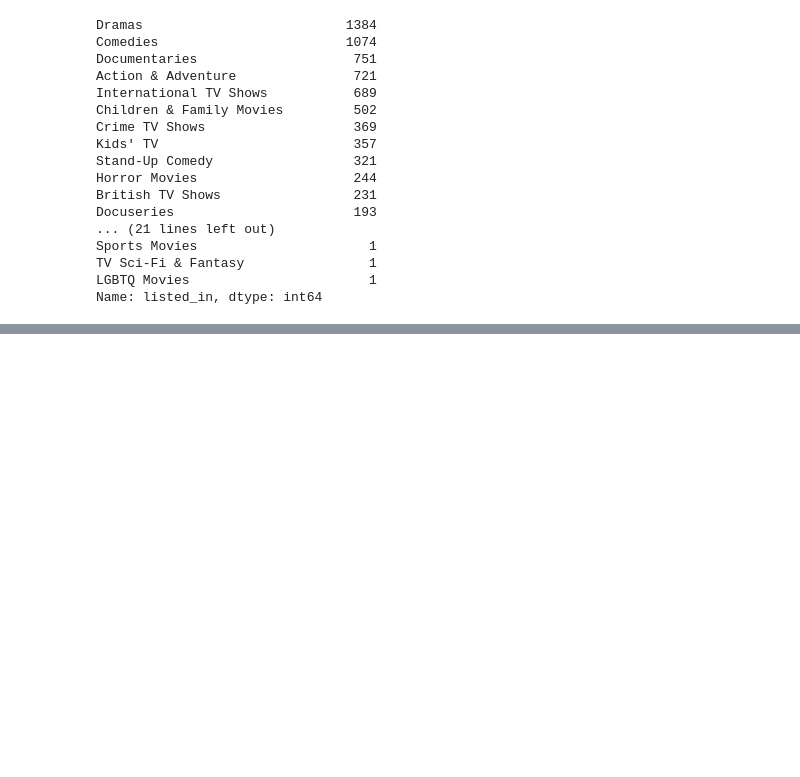
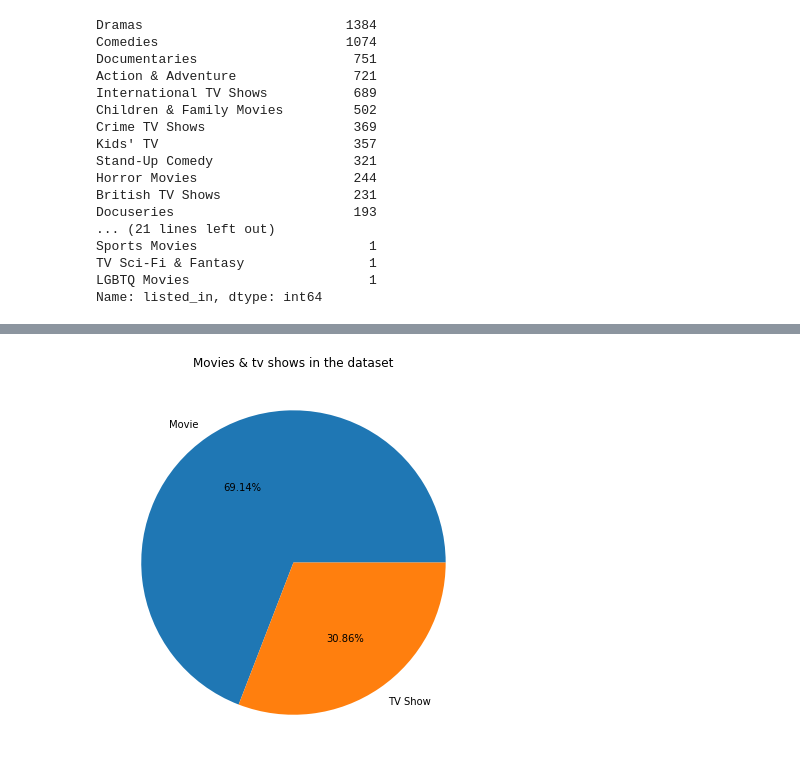
Before and after one commit to vinodvicki/NETFLIX-MOVIE-TV-SHOWS-CLUSTERING, a Jupyter notebook: NETFLIX_MOVIE_AND_TV_SHOWS_CLUSTERING.ipynb, the cells around one changed output, grey strips where cells are left out. Cells and saved outputs as stored; diff of their text form; code cells hidden in the pictures; blank space fills up the shorter version.

```diff
--- a/NETFLIX_MOVIE_AND_TV_SHOWS_CLUSTERING.ipynb
+++ b/NETFLIX_MOVIE_AND_TV_SHOWS_CLUSTERING.ipynb
@@ -326,0 +491,12 @@ Name: listed_in, dtype: int64
+# %%
+# number of movies & tv shows in the dataset
+plt.figure(figsize=(7,7))
+# Count values in column of interest
+counts = df['type'].value_counts()
+
+# Plot pie chart
+plt.pie(counts, labels=counts.index, autopct='%1.2f%%')
+plt.title('Movies & tv shows in the dataset')
+plt.show()
+# %% [output]
+[figure, added]
```
Also changed, not shown: parts of 24 cells of this notebook.
